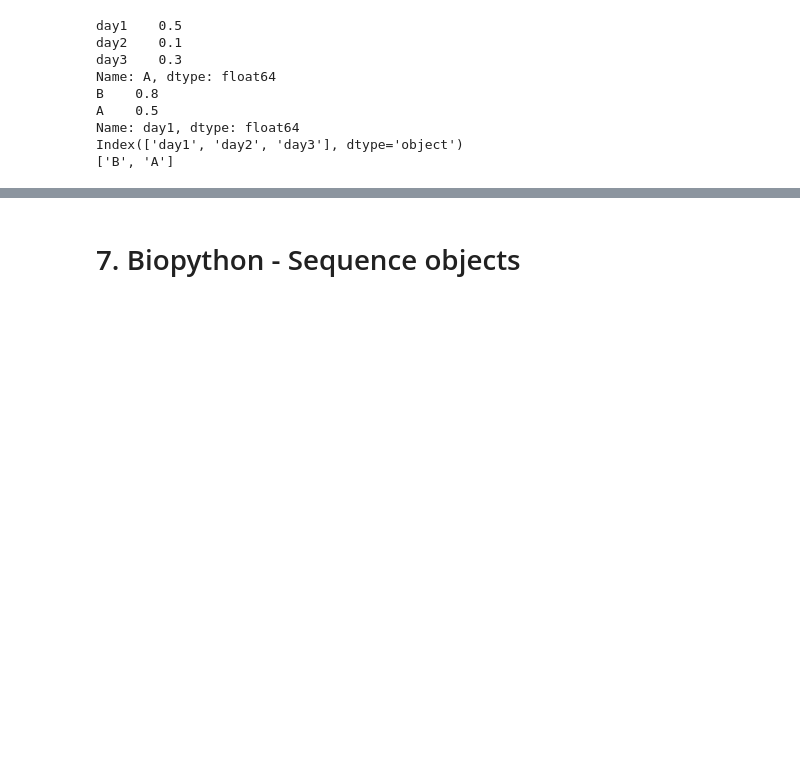
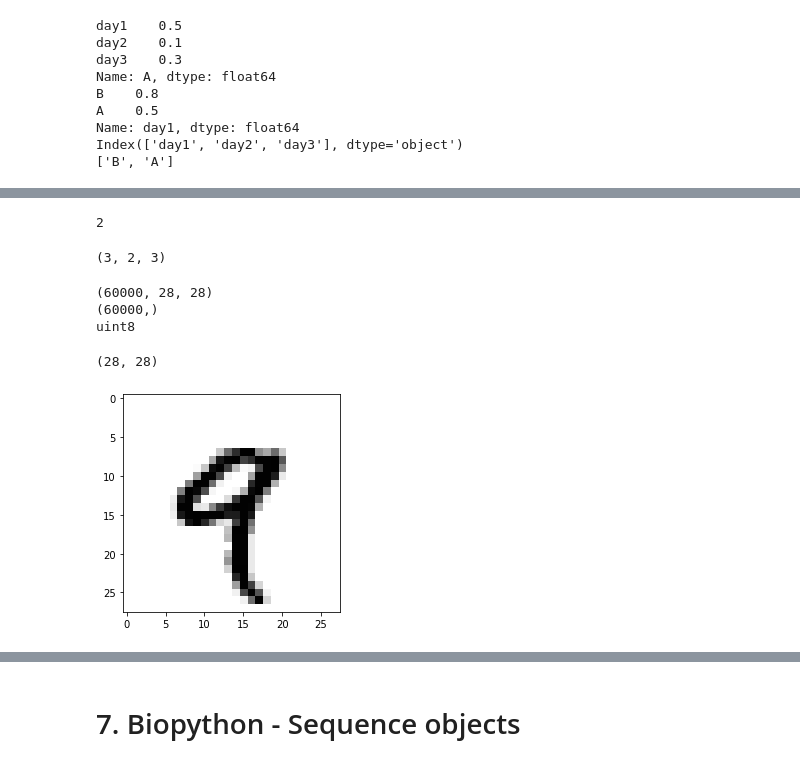
Before and after one commit to greendaygh/bioengml, a Jupyter notebook: bioeng-ml-python.ipynb, the cells around one changed output, grey strips where cells are left out. Saved outputs shown, nothing was run; the diff lists cells and outputs as text; code cells hidden in the pictures; blank space fills up the shorter version.

```diff
--- a/bioeng-ml-python.ipynb
+++ b/bioeng-ml-python.ipynb
@@ -469,0 +522,7 @@ Index(['day1', 'day2', 'day3'], dtype='object')
+# %%
+x = np.array([[1,2,3,4,5],
+             [6,7,8,9,10],
+             [11,12,13,14,15]])
+print(x.ndim)
+# %% [output]
+2
@@ -469,0 +536,25 @@ Index(['day1', 'day2', 'day3'], dtype='object')
+# %%
+x.shape
+# %% [output]
+(3, 2, 3)
+# %%
+from keras.datasets import mnist
+(train_images, train_labels), (test_images, test_labels) = mnist.load_data()
+# %%
+print(train_images.shape)
+print(train_labels.shape)
+print(train_images.dtype)
+# %% [output]
+(60000, 28, 28)
+(60000,)
+uint8
+# %%
+digit = train_images[4]
+print(digit.shape)
+
+import matplotlib.pyplot as plt
+plt.imshow(digit, cmap=plt.cm.binary)
+plt.show()
+# %% [output]
+(28, 28)
+[figure, added]
```
Also changed, not shown: parts of 47 cells of this notebook, 4 other files.
